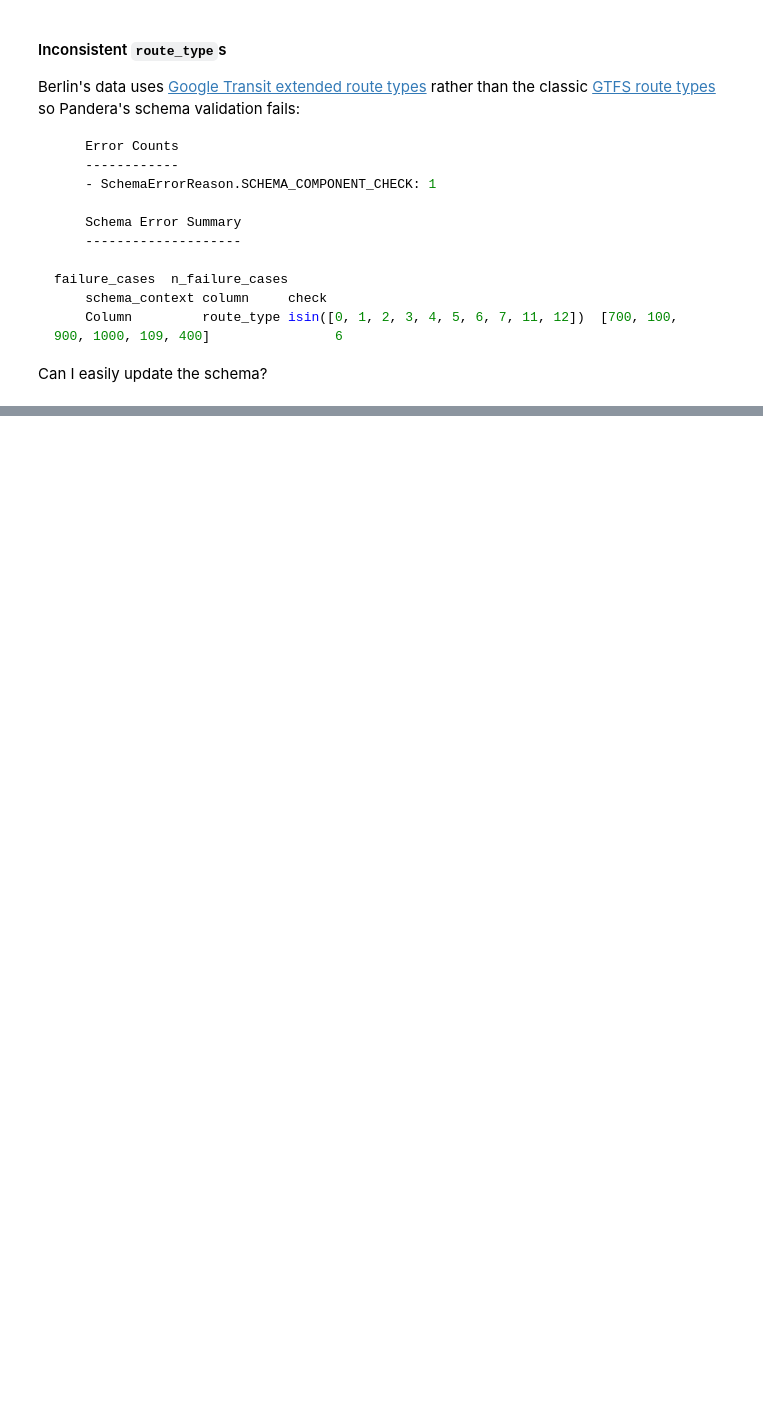
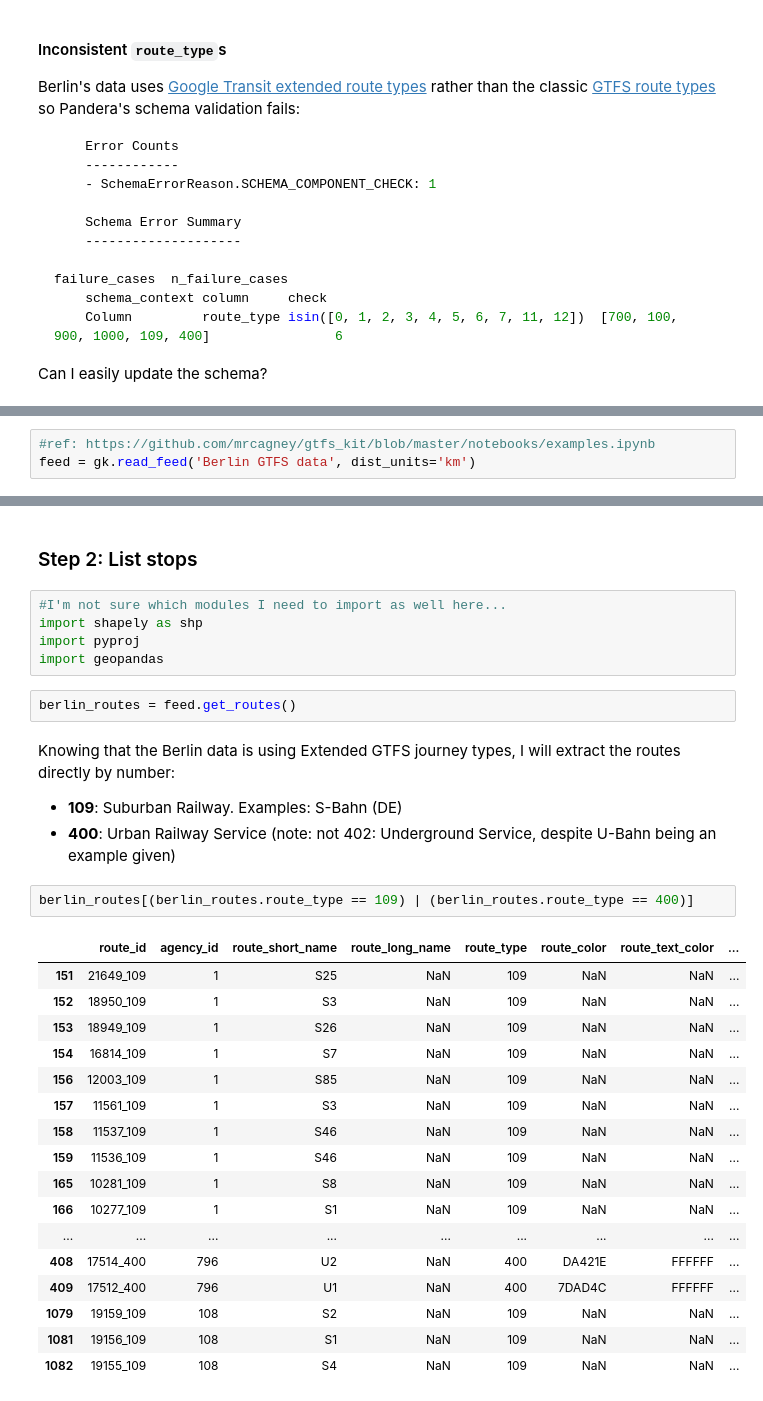
Before and after one commit to sian0x0/End-Station, a Jupyter notebook: end-station-finder.ipynb, the cells around one changed output, grey strips where cells are left out. Saved outputs shown, nothing was run; the diff lists cells and outputs as text; blank space fills up the shorter version.

Commit message:
load gtfs feed and complete basic retrieval

```diff
--- a/end-station-finder.ipynb
+++ b/end-station-finder.ipynb
@@ -148,0 +173,3 @@ Can I easily update the schema?
+# %%
+#ref: https://github.com/mrcagney/gtfs_kit/blob/master/notebooks/examples.ipynb
+feed = gk.read_feed('Berlin GTFS data', dist_units='km')
@@ -148,0 +194,33 @@ Can I easily update the schema?
+# %% [markdown]
+### Step 2: List stops
+# %%
+#I'm not sure which modules I need to import as well here...
+import shapely as shp
+import pyproj
+import geopandas
+# %%
+berlin_routes = feed.get_routes()
+# %% [markdown]
+Knowing that the Berlin data is using Extended GTFS journey types, I will extract the routes directly by number:
+- **109**: Suburban Railway.	Examples:	S-Bahn (DE)
+- **400**: Urban Railway Service   (note: not 402: Underground Service, despite U-Bahn being an example given)
+# %%
+berlin_routes[(berlin_routes.route_type == 109) | (berlin_routes.route_type == 400)]
+# %% [output]
+|  | route_id | agency_id | route_short_name | route_long_name | route_type | route_color | route_text_color | ... |
+| 151 | 21649_109 | 1 | S25 | NaN | 109 | NaN | NaN | ... |
+| 152 | 18950_109 | 1 | S3 | NaN | 109 | NaN | NaN | ... |
+| 153 | 18949_109 | 1 | S26 | NaN | 109 | NaN | NaN | ... |
+| 154 | 16814_109 | 1 | S7 | NaN | 109 | NaN | NaN | ... |
+| 156 | 12003_109 | 1 | S85 | NaN | 109 | NaN | NaN | ... |
+| 157 | 11561_109 | 1 | S3 | NaN | 109 | NaN | NaN | ... |
+| 158 | 11537_109 | 1 | S46 | NaN | 109 | NaN | NaN | ... |
+| 159 | 11536_109 | 1 | S46 | NaN | 109 | NaN | NaN | ... |
+| 165 | 10281_109 | 1 | S8 | NaN | 109 | NaN | NaN | ... |
+| 166 | 10277_109 | 1 | S1 | NaN | 109 | NaN | NaN | ... |
+| ... | ... | ... | ... | ... | ... | ... | ... | ... |
+| 408 | 17514_400 | 796 | U2 | NaN | 400 | DA421E | FFFFFF | ... |
+| 409 | 17512_400 | 796 | U1 | NaN | 400 | 7DAD4C | FFFFFF | ... |
+| 1079 | 19159_109 | 108 | S2 | NaN | 109 | NaN | NaN | ... |
+| 1081 | 19156_109 | 108 | S1 | NaN | 109 | NaN | NaN | ... |
+| 1082 | 19155_109 | 108 | S4 | NaN | 109 | NaN | NaN | ... |
```
Also changed, not shown: parts of 15 cells of this notebook.
